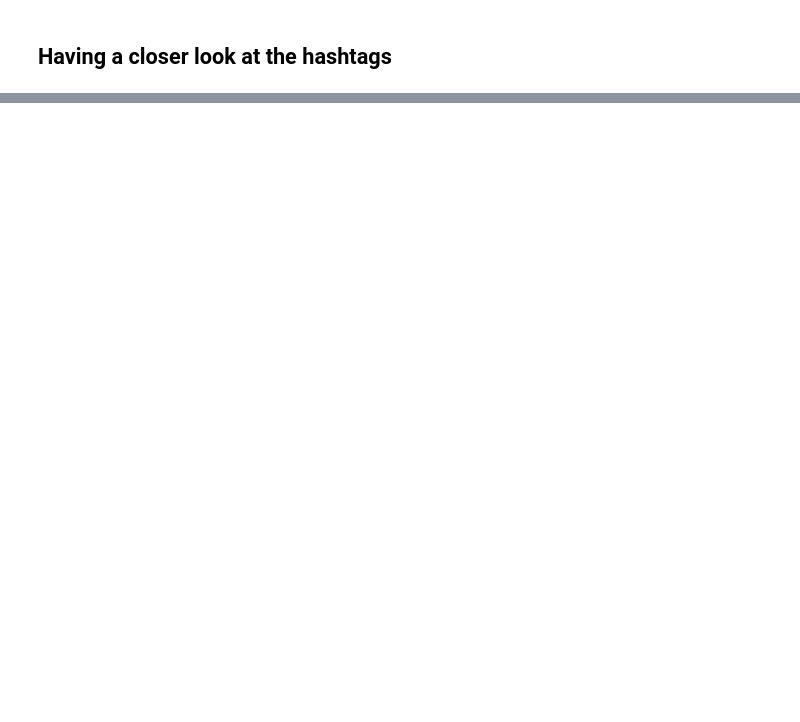
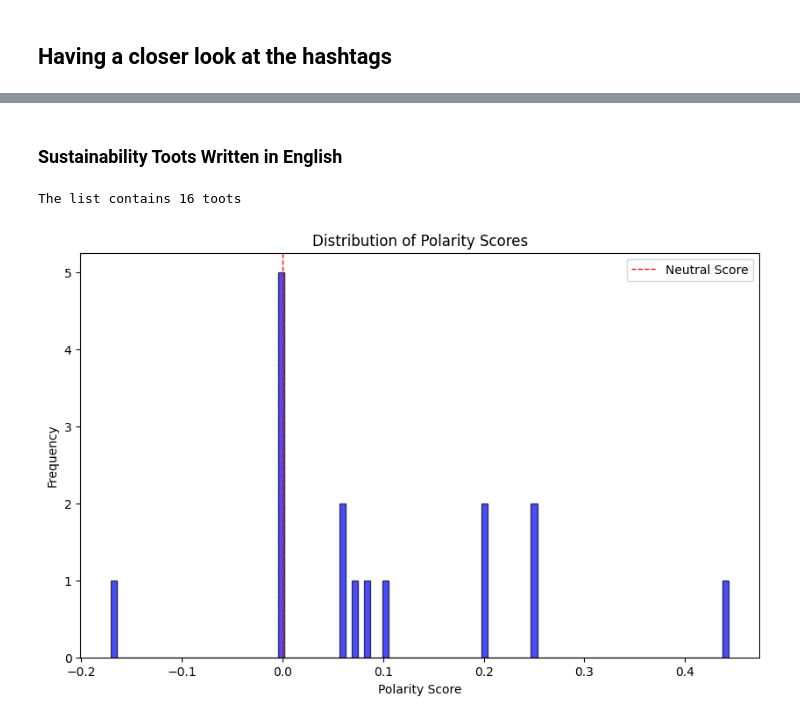
Before and after one commit to StefWed/investigate-public-opinion-on-retail, a Jupyter notebook: notebooks/Mastodon_Ikea_Prototype.ipynb, the cells around one changed output, grey strips where cells are left out. Cells and saved outputs as stored; diff of their text form; code cells hidden in the pictures; blank space fills up the shorter version.

Commit message:
Add TextBlob Part to Mastodon Ikea

```diff
--- a/notebooks/Mastodon_Ikea_Prototype.ipynb
+++ b/notebooks/Mastodon_Ikea_Prototype.ipynb
@@ -294,0 +343,47 @@ len(sustainable)
+# %%
+def plot_polarity_scores(polarity_dataframe):
+    plt.figure(figsize=(10, 6))
+    plt.hist(polarity_dataframe["polarity"], bins=100, color='blue', edgecolor='black', alpha=0.7)
+
+    plt.title("Distribution of Polarity Scores")
+    plt.xlabel("Polarity Score")
+    plt.ylabel("Frequency")
+    plt.axvline(0, color='red', linestyle='dashed', linewidth=1, label='Neutral Score')
+
+    plt.legend()
+    plt.show()
+# %%
+def sentiment_with_textblob(dataframe):
+
+    # prepare with: store toots in list, drop duplicates
+    list_toots = dataframe.drop_duplicates("extracted_content")["extracted_content"].to_list()
+    print("The list contains {} toots".format(len(list_toots)))
+
+    # dropping urls
+    toots_no_urls = [remove_url(toot) for toot in list_toots]
+
+    # start sentiment analysis, output: TextBlob object
+    sentiment_toots = [TextBlob(toot) for toot in toots_no_urls]
+
+    # accessing polarity/ subjectivity scores directly, storing together with the toot
+    sentiment_values = [[toot.sentiment.polarity,
+                         toot.sentiment.subjectivity,
+                         str(toot)] for toot in sentiment_toots]
+
+    # for better processing store result in DF
+    sentiment_df = pd.DataFrame(sentiment_values,
+                                columns=["polarity", "subjectivity", "toot"])
+
+    return sentiment_toots, sentiment_df
+# %% [markdown]
+### Sustainability Toots Written in English
+# %%
+df_sustainable_en = df_sustainable[df_sustainable["language"] == "en"]
+# %%
+sentiment_toots_sustainability, sentiment_df_sustainability = sentiment_with_textblob(df_sustainable_en)
+# %% [output]
+The list contains 16 toots
+# %%
+plot_polarity_scores(sentiment_df_sustainability)
+# %% [output]
+[figure, added]
```
Also changed, not shown: parts of 38 cells of this notebook.
